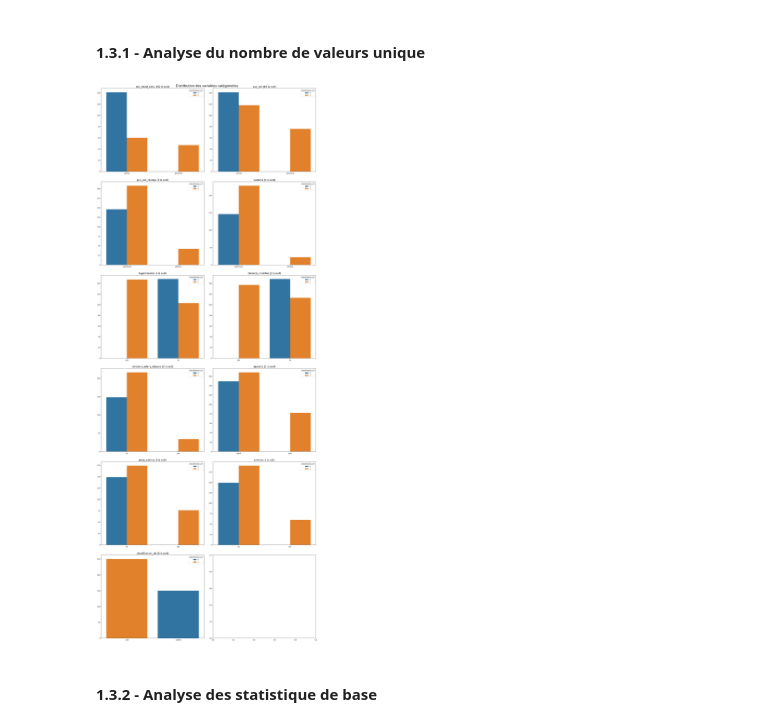
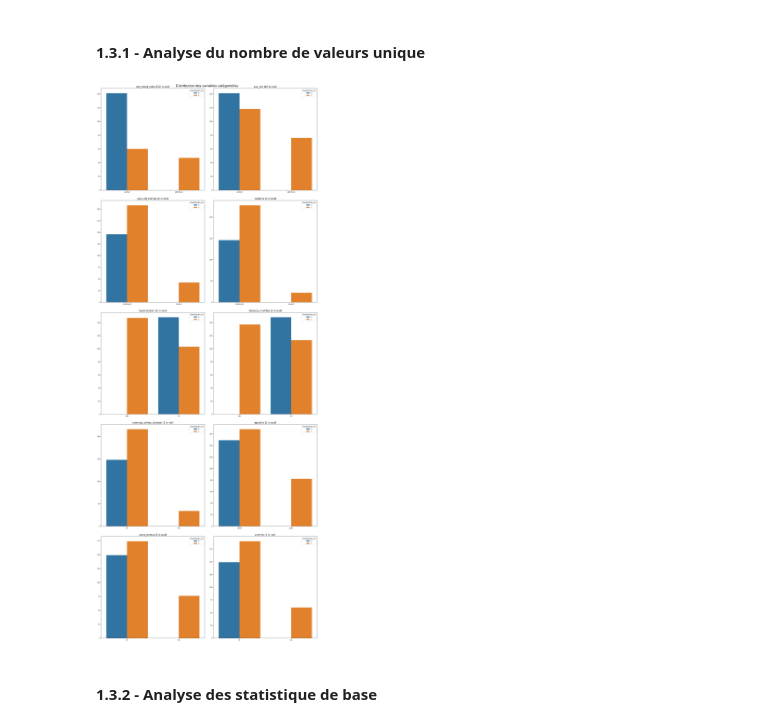
Before and after one commit to Dim2960/semiology_AI, a Jupyter notebook: mrc_folder/dataset.ipynb, the cells around one changed output. Cells and saved outputs as stored; diff of their text form; code cells hidden in the pictures.

```diff
--- a/mrc_folder/dataset.ipynb
+++ b/mrc_folder/dataset.ipynb
@@ -133,6 +136,8 @@ diabetes_mellitus has ['yes' 'no' ' yes' '\tno' '\tyes' nan] values
 anemia has ['no' 'yes' nan] values
 
 classification_str has ['ckd' 'ckd\t' 'notckd'] values
+# %%
+cat_cols.remove('classification_str')
 # %%
 # need to clean some values (like \tno to no)
 df['classification_str'] = df['classification_str'].replace('ckd\t', 'ckd')
@@ -205,18 +210,18 @@ skim(df)
 # %% [markdown]
 #### 1.3.1 - Analyse du nombre de valeurs unique
 # %%
-fig, axes = plt.subplots(6, 2, figsize=(20, 50))
+fig, axes = plt.subplots(5, 2, figsize=(20, 50))
 fig.suptitle('Distribution des variables catégorielles', fontsize=20)
 for i, col in enumerate(cat_cols):
     sns.countplot(data=df, x=col, ax=axes[i//2, i%2], hue='classification_int')
     label = f'{col} ({df[col].isnull().sum()} is null)'
     axes[i//2, i%2].set_title(label, fontsize=15)
     axes[i//2, i%2].set_xlabel('')
     axes[i//2, i%2].set_ylabel('')
 plt.tight_layout(pad=3.0)
 plt.show()
 # %% [output]
-[figure, old version]
+[figure, new version]
 # %% [markdown]
 #### 1.3.2 - Analyse des  statistique de base
 # %% [markdown]
```
Also changed, not shown: parts of 56 cells of this notebook.
